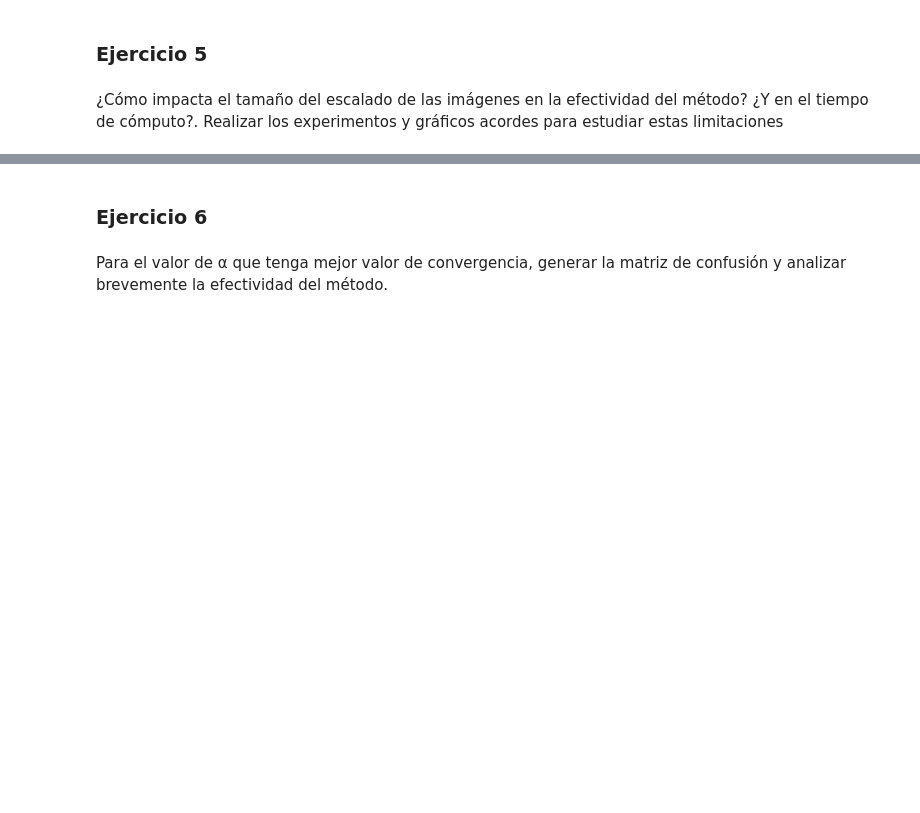
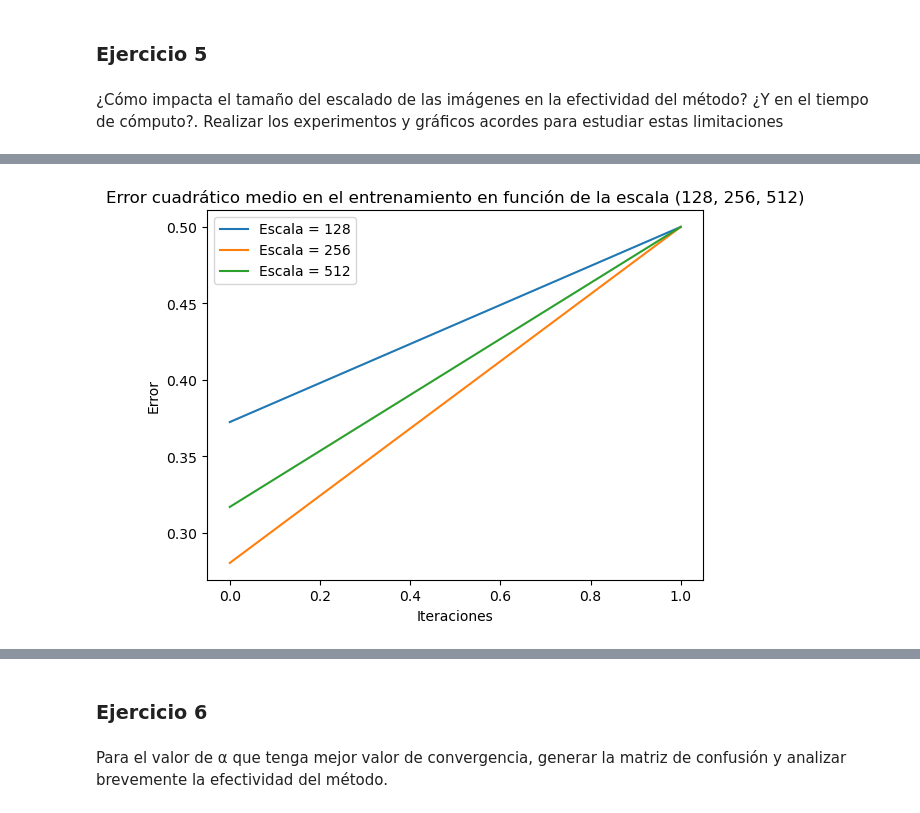
Before and after one commit to catadolhare/tp2_metodos_cauzzo_dolhare, a Jupyter notebook: DescXGrad.ipynb, the cells around one changed output, grey strips where cells are left out. Drawn from its saved outputs; the diff is of its cells as text; code cells hidden in the pictures; blank space fills up the shorter version.

```diff
--- a/DescXGrad.ipynb
+++ b/DescXGrad.ipynb
@@ -508,0 +532,12 @@ Escala:  128 tiempo: 449.39289450645447
+# %%
+plt.plot(errores_por_escalado[3], label="Escala = " + str(escalado[3]))
+plt.plot(errores_por_escalado[4], label="Escala = " + str(escalado[4]))
+plt.plot(errores_por_escalado[5], label="Escala = " + str(escalado[5]))
+
+plt.xlabel("Iteraciones")
+plt.ylabel("Error")
+plt.title("Error cuadrático medio en el entrenamiento en función de la escala (128, 256, 512)")
+plt.legend()
+plt.show()
+# %% [output]
+[figure, added]
```
Also changed, not shown: parts of 13 cells of this notebook.
